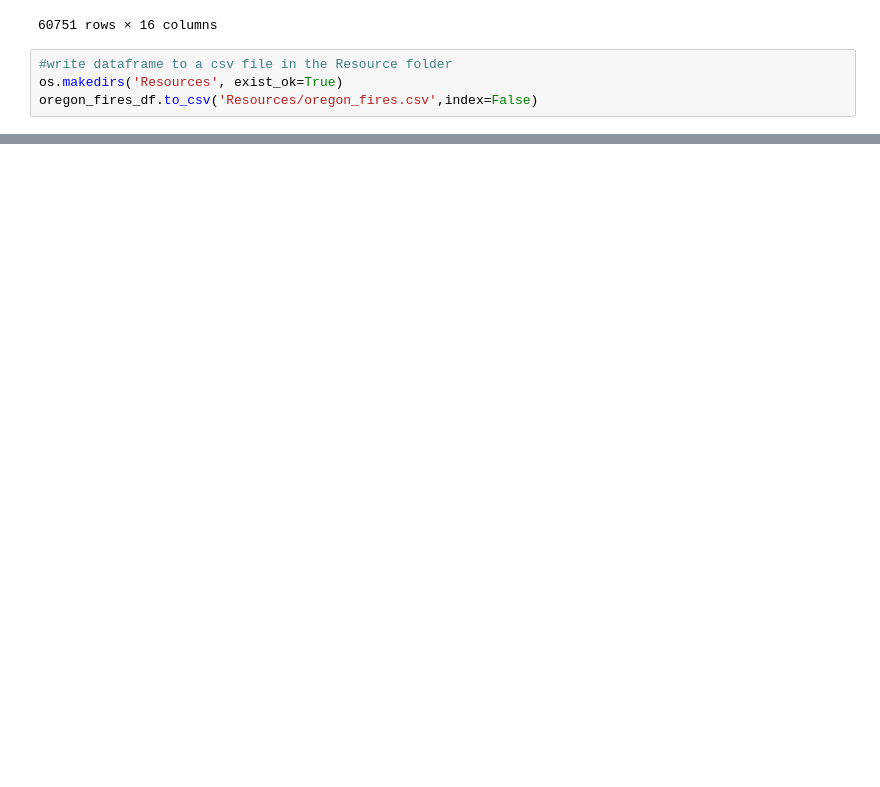
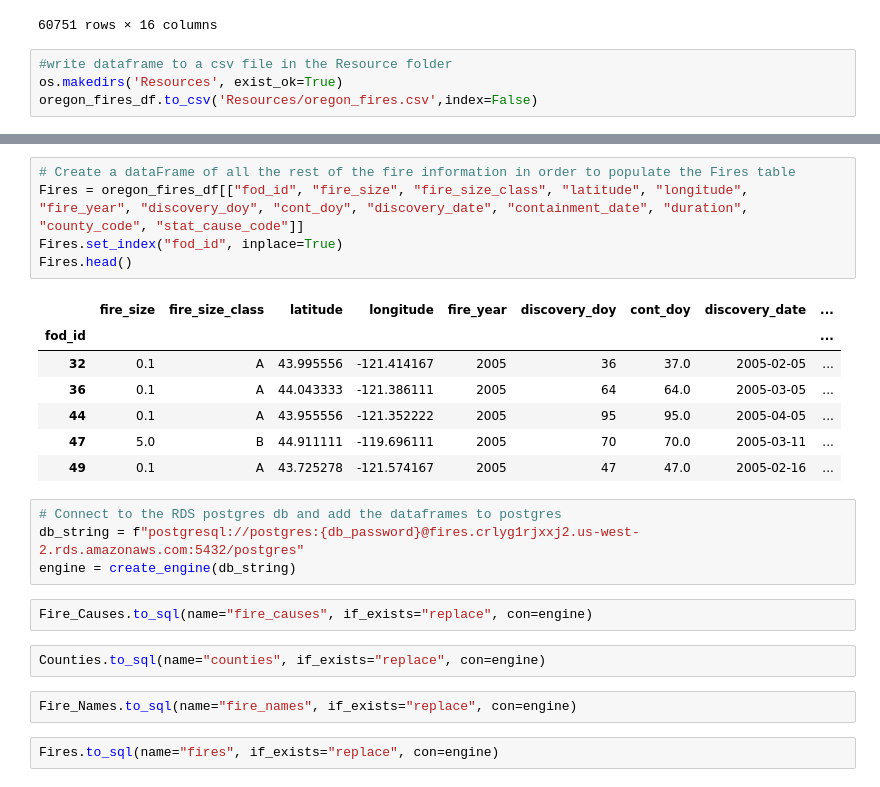
Before and after one commit to NinaQuik/OregonFires, a Jupyter notebook: FireDataExploration.ipynb, the cells around one changed output, grey strips where cells are left out. Saved outputs shown, nothing was run; the diff lists cells and outputs as text; blank space fills up the shorter version.

Commit message:
connect to RDS postgres and convert the dataframes to sql

```diff
--- a/FireDataExploration.ipynb
+++ b/FireDataExploration.ipynb
@@ -385,0 +393,25 @@ Fire_Names
+# %%
+# Create a dataFrame of all the rest of the fire information in order to populate the Fires table
+Fires = oregon_fires_df[["fod_id", "fire_size", "fire_size_class", "latitude", "longitude", "fire_year", "discovery_doy", "cont_doy", "discovery_date", "containment_date", "duration", "county_code", "stat_cause_code"]]
+Fires.set_index("fod_id", inplace=True)
+Fires.head()
+# %% [output]
+|  | fire_size | fire_size_class | latitude | longitude | fire_year | discovery_doy | cont_doy | discovery_date | ... |
+| fod_id |  |  |  |  |  |  |  |  | ... |
+| 32 | 0.1 | A | 43.995556 | -121.414167 | 2005 | 36 | 37.0 | 2005-02-05 | ... |
+| 36 | 0.1 | A | 44.043333 | -121.386111 | 2005 | 64 | 64.0 | 2005-03-05 | ... |
+| 44 | 0.1 | A | 43.955556 | -121.352222 | 2005 | 95 | 95.0 | 2005-04-05 | ... |
+| 47 | 5.0 | B | 44.911111 | -119.696111 | 2005 | 70 | 70.0 | 2005-03-11 | ... |
+| 49 | 0.1 | A | 43.725278 | -121.574167 | 2005 | 47 | 47.0 | 2005-02-16 | ... |
+# %%
+# Connect to the RDS postgres db and add the dataframes to postgres
+db_string = f"postgresql://postgres:{db_password}@fires.crlyg1rjxxj2.us-west-2.rds.amazonaws.com:5432/postgres"
+engine = create_engine(db_string)
+# %%
+Fire_Causes.to_sql(name="fire_causes", if_exists="replace", con=engine)
+# %%
+Counties.to_sql(name="counties", if_exists="replace", con=engine)
+# %%
+Fire_Names.to_sql(name="fire_names", if_exists="replace", con=engine)
+# %%
+Fires.to_sql(name="fires", if_exists="replace", con=engine)
```
Also changed, not shown: parts of 9 cells of this notebook, 1 other file.
